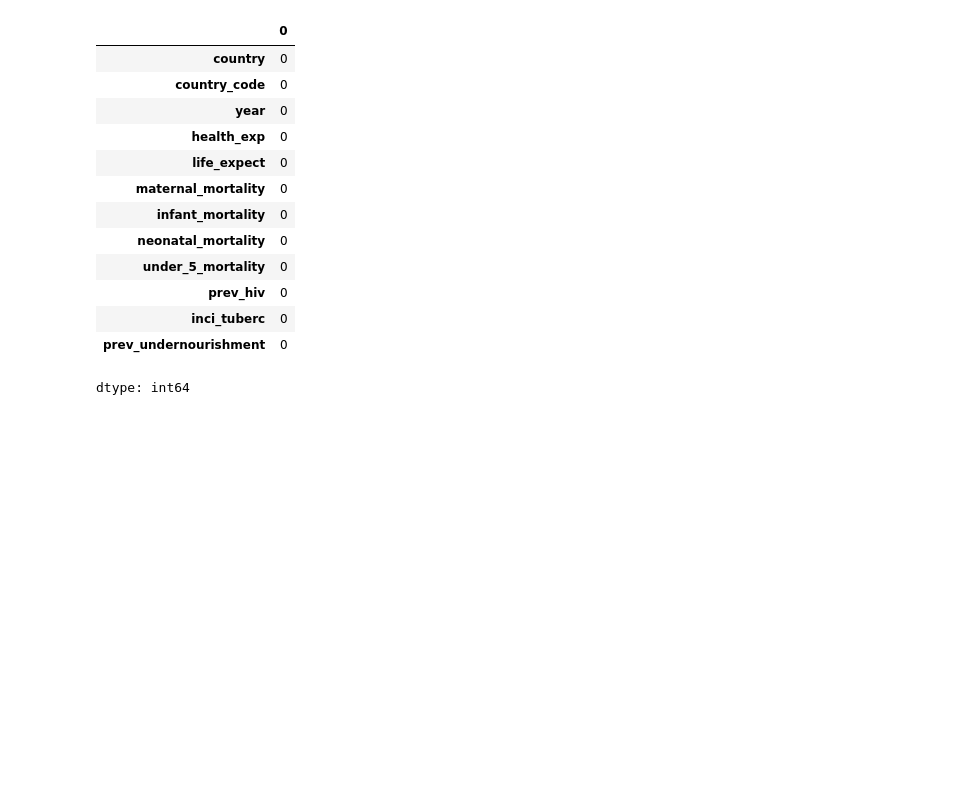
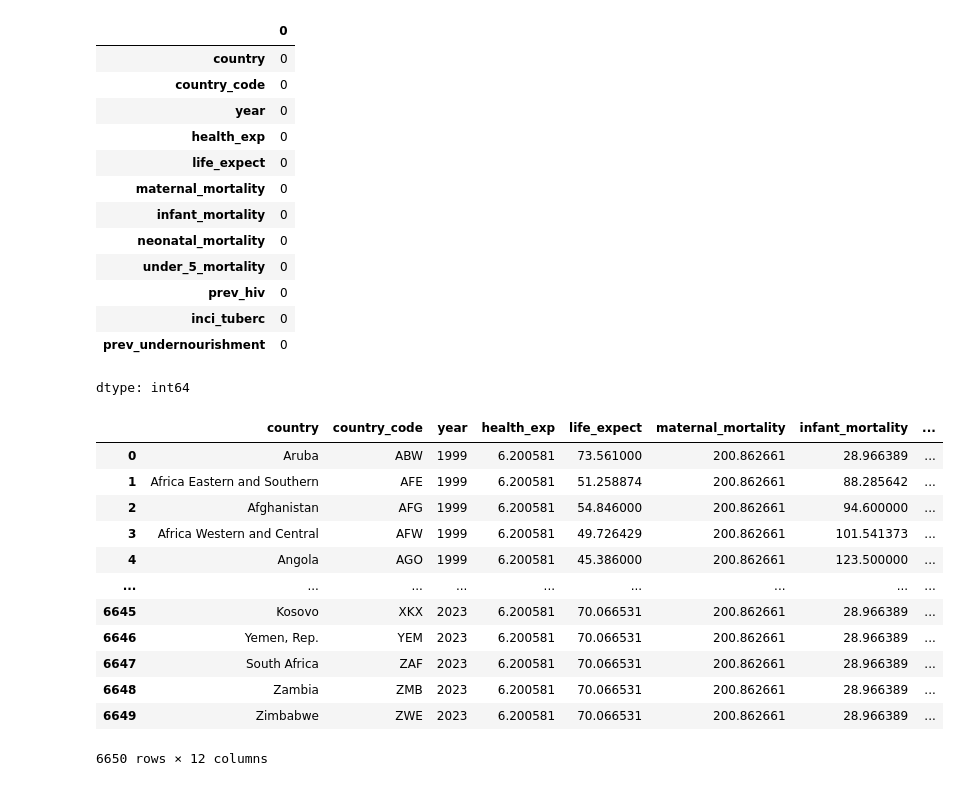
Before and after one commit to Praveenpadidapu/ML-Assignments, a Jupyter notebook: Blog.ipynb, the cells around one changed output. Drawn from its saved outputs; the diff is of its cells as text; code cells hidden in the pictures; blank space fills up the shorter version.

```diff
--- a/Blog.ipynb
+++ b/Blog.ipynb
@@ -114,3 +127,19 @@ data.isnull().sum()
 | inci_tuberc | 0 |
 | prev_undernourishment | 0 |
 dtype: int64
+# %%
+data
+# %% [output]
+|  | country | country_code | year | health_exp | life_expect | maternal_mortality | infant_mortality | ... |
+| 0 | Aruba | ABW | 1999 | 6.200581 | 73.561000 | 200.862661 | 28.966389 | ... |
+| 1 | Africa Eastern and Southern | AFE | 1999 | 6.200581 | 51.258874 | 200.862661 | 88.285642 | ... |
+| 2 | Afghanistan | AFG | 1999 | 6.200581 | 54.846000 | 200.862661 | 94.600000 | ... |
+| 3 | Africa Western and Central | AFW | 1999 | 6.200581 | 49.726429 | 200.862661 | 101.541373 | ... |
+| 4 | Angola | AGO | 1999 | 6.200581 | 45.386000 | 200.862661 | 123.500000 | ... |
+| ... | ... | ... | ... | ... | ... | ... | ... | ... |
+| 6645 | Kosovo | XKX | 2023 | 6.200581 | 70.066531 | 200.862661 | 28.966389 | ... |
+| 6646 | Yemen, Rep. | YEM | 2023 | 6.200581 | 70.066531 | 200.862661 | 28.966389 | ... |
+| 6647 | South Africa | ZAF | 2023 | 6.200581 | 70.066531 | 200.862661 | 28.966389 | ... |
+| 6648 | Zambia | ZMB | 2023 | 6.200581 | 70.066531 | 200.862661 | 28.966389 | ... |
+| 6649 | Zimbabwe | ZWE | 2023 | 6.200581 | 70.066531 | 200.862661 | 28.966389 | ... |
+6650 rows × 12 columns
```
Also changed, not shown: parts of 10 cells of this notebook.
